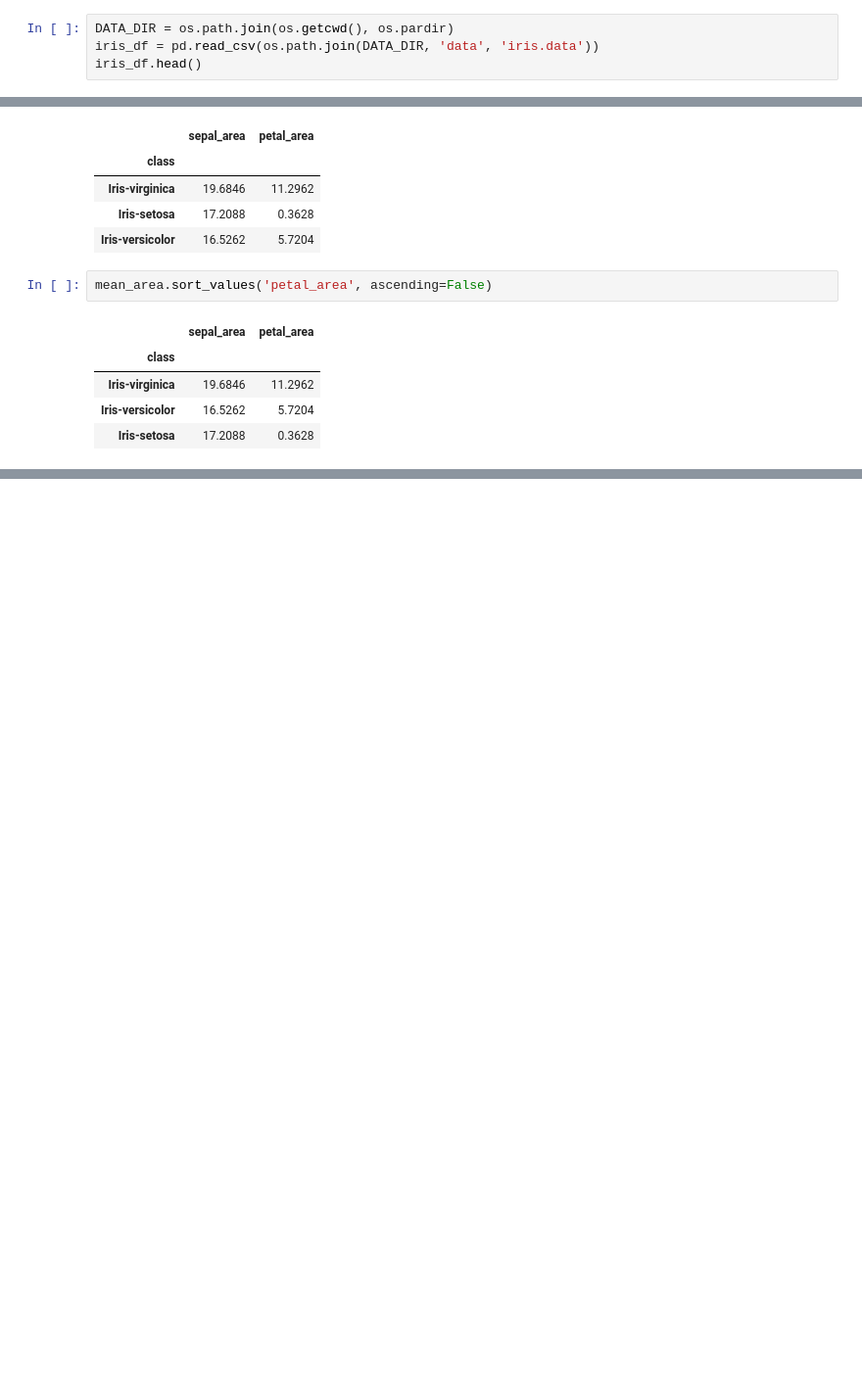
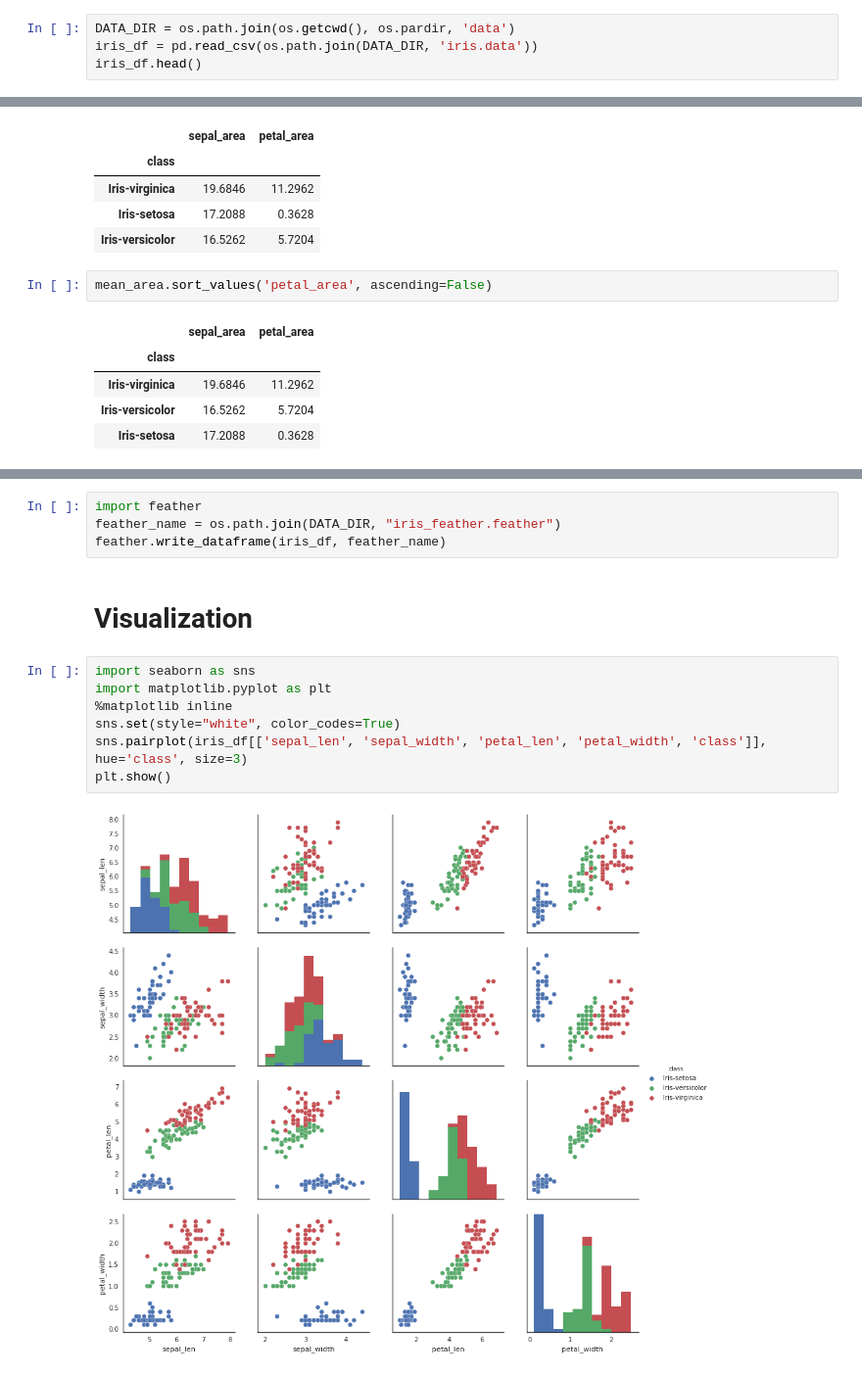
Before and after one commit to donoghuc/data_discussions_r_py, a Jupyter notebook: cas_python/python_ds.ipynb, the cells around one changed output, grey strips where cells are left out. Shown at 98% size. Drawn from its saved outputs; the diff is of its cells as text; blank space fills up the shorter version.

Commit message:
update conda env yml to support dependencies for visualization with seaborn and dataframe storage with feather

```diff
--- a/cas_python/python_ds.ipynb
+++ b/cas_python/python_ds.ipynb
@@ -26,8 +26,8 @@ import os
 # Load Data
 - Data is stored in .csv file in data directory
 # %%
-DATA_DIR = os.path.join(os.getcwd(), os.pardir)
-iris_df = pd.read_csv(os.path.join(DATA_DIR, 'data', 'iris.data'))
+DATA_DIR = os.path.join(os.getcwd(), os.pardir, 'data')
+iris_df = pd.read_csv(os.path.join(DATA_DIR, 'iris.data'))
 iris_df.head()
 # %% [output]
 |  | sepal_len | sepal_width | petal_len | petal_width | class |
@@ -138,0 +143,15 @@ mean_area.sort_values('petal_area', ascending=False)
+# %%
+import feather
+feather_name = os.path.join(DATA_DIR, "iris_feather.feather")
+feather.write_dataframe(iris_df, feather_name)
+# %% [markdown]
+# Visualization
+# %%
+import seaborn as sns
+import matplotlib.pyplot as plt
+%matplotlib inline
+sns.set(style="white", color_codes=True)
+sns.pairplot(iris_df[['sepal_len', 'sepal_width', 'petal_len', 'petal_width', 'class']], hue='class', size=3)
+plt.show()
+# %% [output]
+[figure, added]
```
Also changed, not shown: parts of 1 cell of this notebook, 2 other files.
